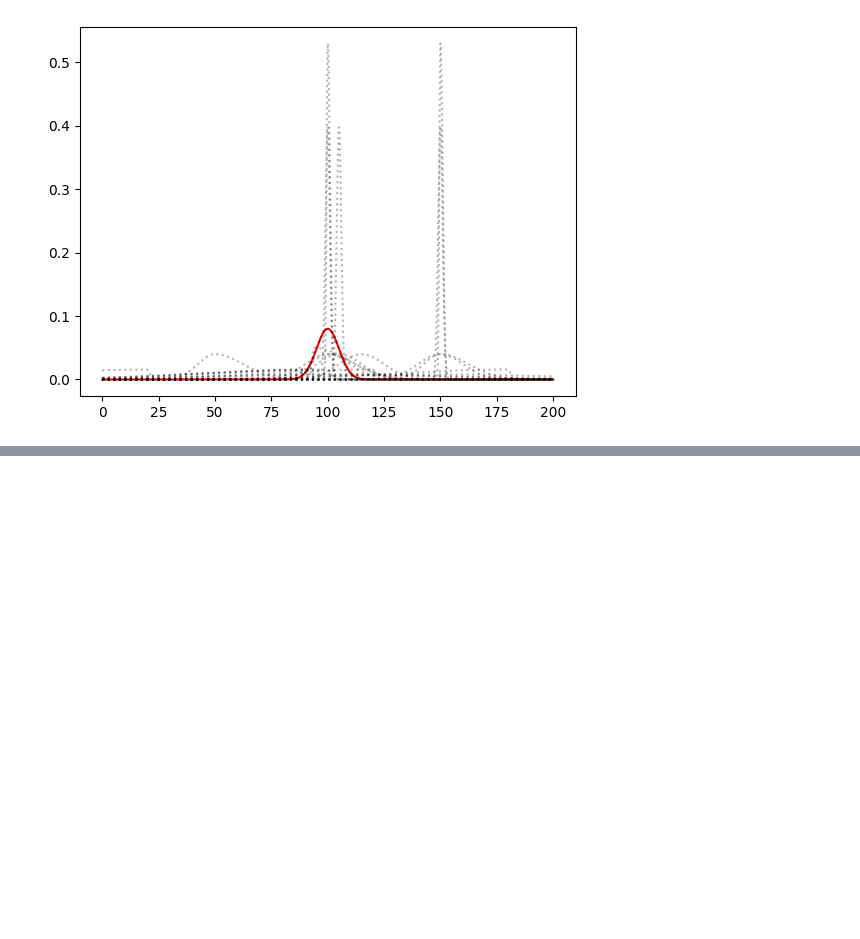
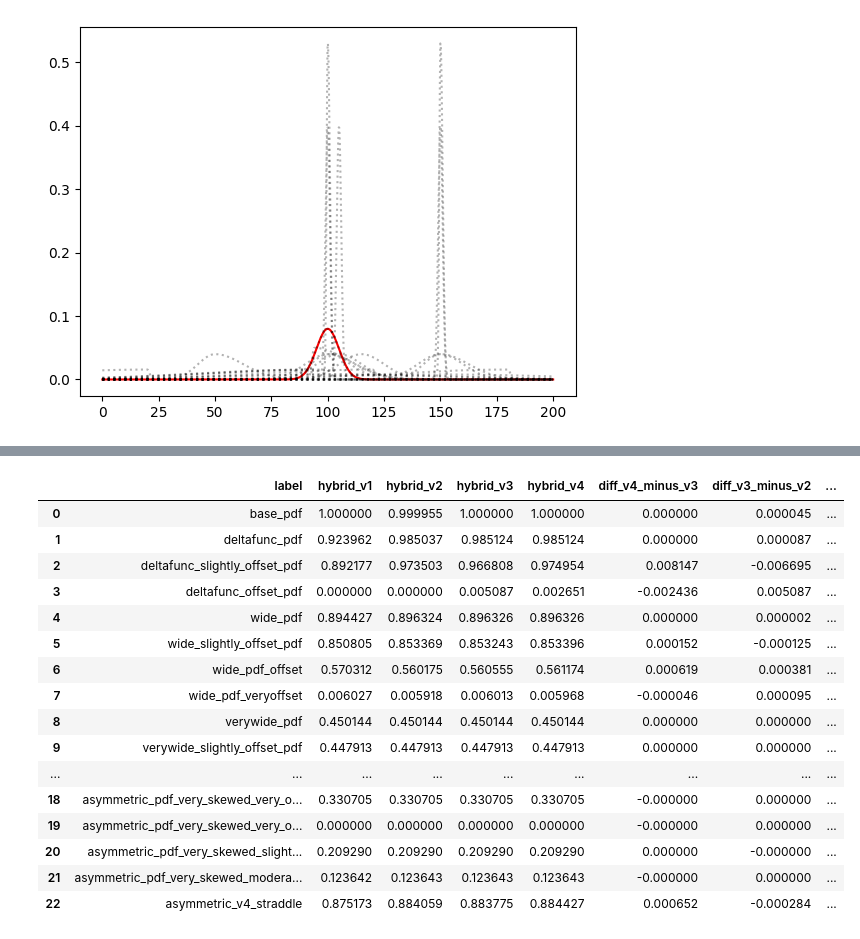
Before and after one commit to sopanda0910/distance-scoring-tests, a Jupyter notebook: hybrid_new.ipynb, the cells around one changed output, grey strips where cells are left out. Cells and saved outputs as stored; diff of their text form; code cells hidden in the pictures; blank space fills up the shorter version.

```diff
--- a/hybrid_new.ipynb
+++ b/hybrid_new.ipynb
@@ -371,0 +468,37 @@ for label, test in test_pdfs.items():
+# %%
+labels = list(test_pdfs.keys())
+
+df_scores = pd.DataFrame({
+    "label": labels,
+    "hybrid_v1": og,
+    "hybrid_v2": v2,
+    "hybrid_v3": v3,
+    "hybrid_v4": v4,
+})
+df_scores['diff_v4_minus_v3'] = df_scores['hybrid_v4'] - df_scores['hybrid_v3']
+df_scores['diff_v3_minus_v2'] = df_scores['hybrid_v3'] - df_scores['hybrid_v2']
+df_scores['diff_v3_minus_v1'] = df_scores['hybrid_v3'] - df_scores['hybrid_v1']
+df_scores["diff_v2_minus_v1"] = df_scores["hybrid_v2"] - df_scores["hybrid_v1"]
+
+pd.options.display.float_format = "{:0.6f}".format
+df_scores = df_scores[["label", "hybrid_v1", "hybrid_v2", "hybrid_v3", "hybrid_v4",
+                       "diff_v4_minus_v3", "diff_v3_minus_v2", "diff_v3_minus_v1", "diff_v2_minus_v1"]]
+display(df_scores)
+# %% [output]
+|  | label | hybrid_v1 | hybrid_v2 | hybrid_v3 | hybrid_v4 | diff_v4_minus_v3 | diff_v3_minus_v2 | ... |
+| 0 | base_pdf | 1.000000 | 0.999955 | 1.000000 | 1.000000 | 0.000000 | 0.000045 | ... |
+| 1 | deltafunc_pdf | 0.923962 | 0.985037 | 0.985124 | 0.985124 | 0.000000 | 0.000087 | ... |
+| 2 | deltafunc_slightly_offset_pdf | 0.892177 | 0.973503 | 0.966808 | 0.974954 | 0.008147 | -0.006695 | ... |
+| 3 | deltafunc_offset_pdf | 0.000000 | 0.000000 | 0.005087 | 0.002651 | -0.002436 | 0.005087 | ... |
+| 4 | wide_pdf | 0.894427 | 0.896324 | 0.896326 | 0.896326 | 0.000000 | 0.000002 | ... |
+| 5 | wide_slightly_offset_pdf | 0.850805 | 0.853369 | 0.853243 | 0.853396 | 0.000152 | -0.000125 | ... |
+| 6 | wide_pdf_offset | 0.570312 | 0.560175 | 0.560555 | 0.561174 | 0.000619 | 0.000381 | ... |
+| 7 | wide_pdf_veryoffset | 0.006027 | 0.005918 | 0.006013 | 0.005968 | -0.000046 | 0.000095 | ... |
+| 8 | verywide_pdf | 0.450144 | 0.450144 | 0.450144 | 0.450144 | 0.000000 | 0.000000 | ... |
+| 9 | verywide_slightly_offset_pdf | 0.447913 | 0.447913 | 0.447913 | 0.447913 | 0.000000 | 0.000000 | ... |
+| ... | ... | ... | ... | ... | ... | ... | ... | ... |
+| 18 | asymmetric_pdf_very_skewed_very_o... | 0.330705 | 0.330705 | 0.330705 | 0.330705 | -0.000000 | 0.000000 | ... |
+| 19 | asymmetric_pdf_very_skewed_very_o... | 0.000000 | 0.000000 | 0.000000 | 0.000000 | -0.000000 | 0.000000 | ... |
+| 20 | asymmetric_pdf_very_skewed_slight... | 0.209290 | 0.209290 | 0.209290 | 0.209290 | 0.000000 | -0.000000 | ... |
+| 21 | asymmetric_pdf_very_skewed_modera... | 0.123642 | 0.123643 | 0.123643 | 0.123643 | -0.000000 | 0.000000 | ... |
+| 22 | asymmetric_v4_straddle | 0.875173 | 0.884059 | 0.883775 | 0.884427 | 0.000652 | -0.000284 | ... |
```
Also changed, not shown: parts of 8 cells of this notebook, 57 other files.
